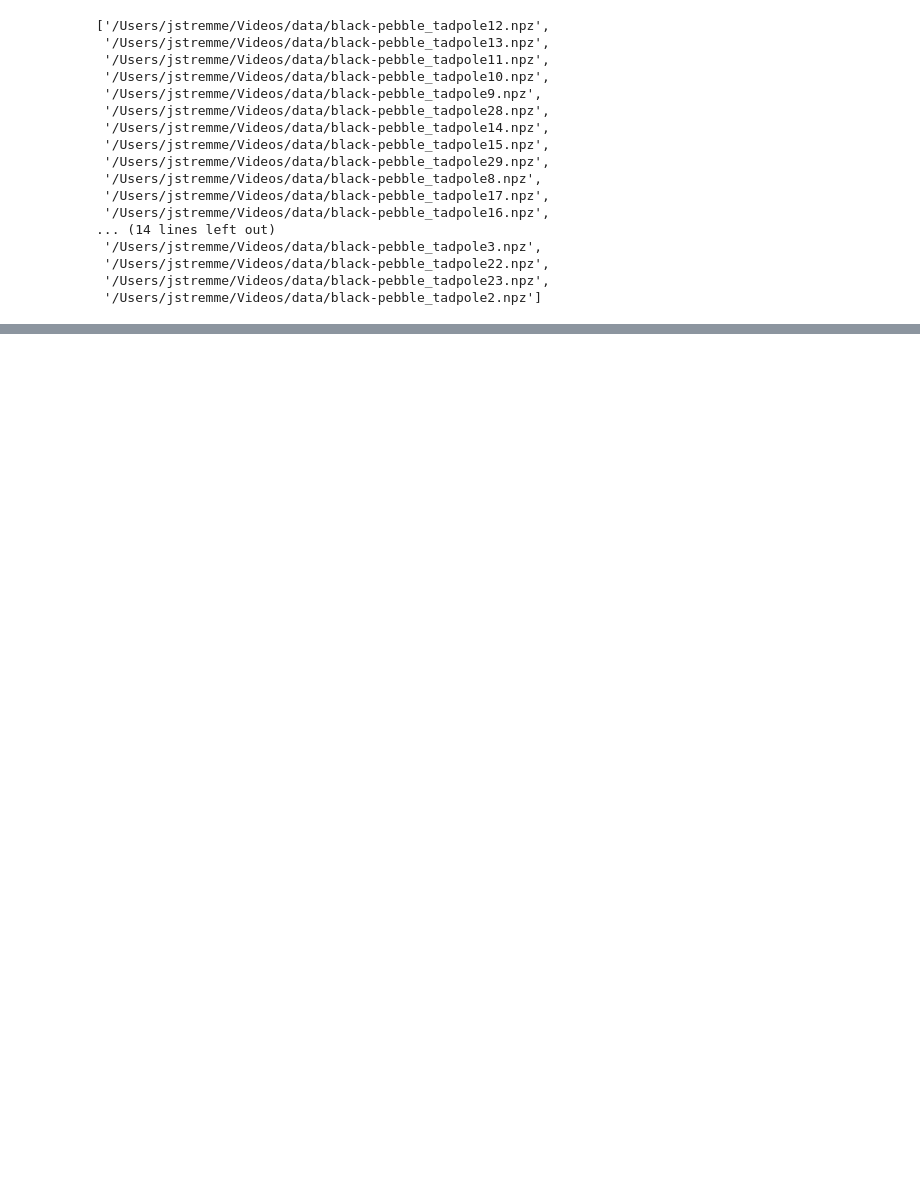
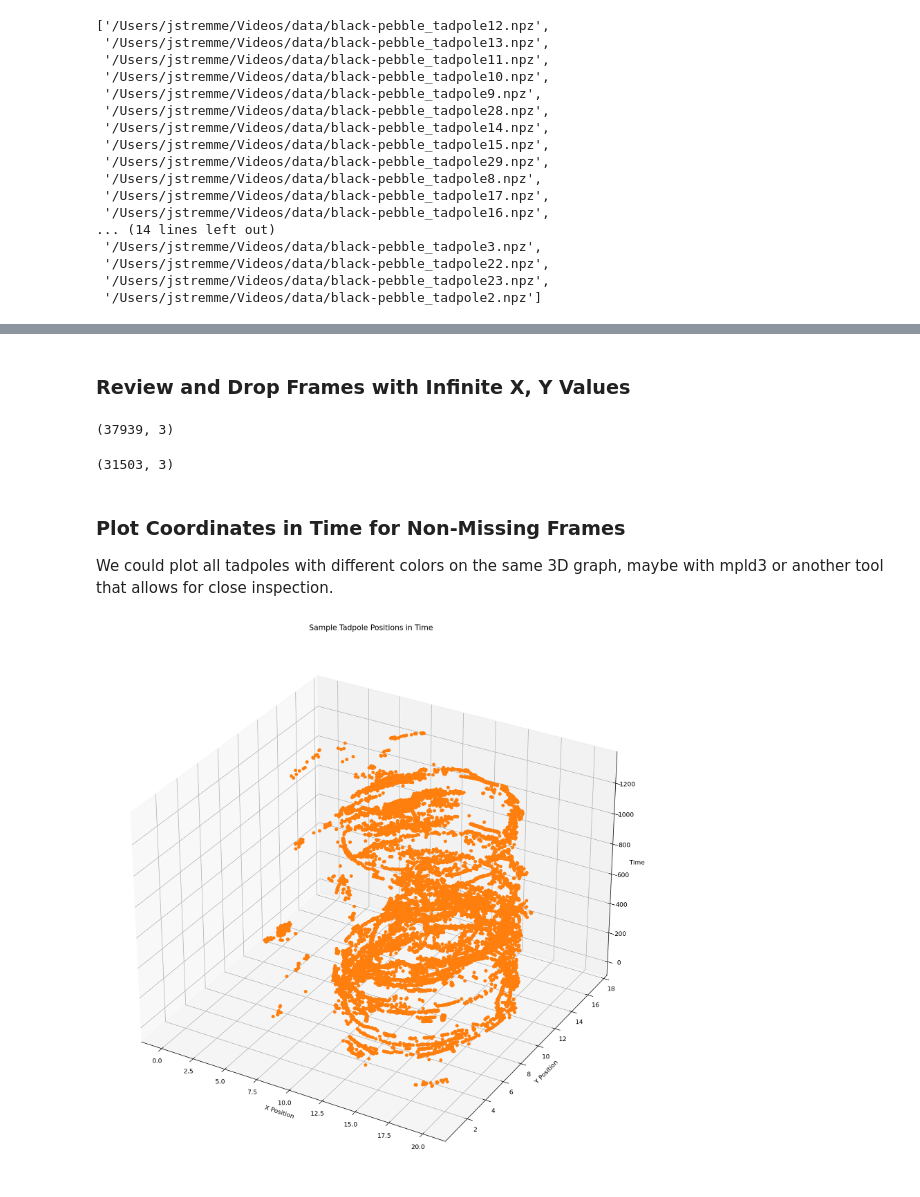
Before and after one commit to jstremme/trex-cv-experiments, a Jupyter notebook: analyze_tadpole_data.ipynb, the cells around one changed output, grey strips where cells are left out. Saved outputs shown, nothing was run; the diff lists cells and outputs as text; code cells hidden in the pictures; blank space fills up the shorter version.

Commit message:
add sample tadpole analysis

```diff
--- a/analyze_tadpole_data.ipynb
+++ b/analyze_tadpole_data.ipynb
@@ -22,3 +43,3 @@ import pandas as pd
 # %%
-all_tadpole_metadata_files = glob.glob(TREX_OUTPUT_DATA_PATH + '*.npz')
+all_tadpole_data_files = glob.glob(TREX_OUTPUT_DATA_PATH + '*.npz')
 # %%
@@ -47,4 +68,4 @@ The `sample_tadpole_metadata` object contains information available for a single
 # %%
-sample_tadpole_metadata_files = random.choice(all_tadpole_metadata)
-sample_tadpole_metadata = np.load(sample_tadpole_metadata_files).files
+sample_tadpole_data_files = random.choice(all_tadpole_data_files)
+sample_tadpole_data = np.load(sample_tadpole_data_files)
 # %%
@@ -69,0 +93,6 @@ sample_tadpole_metadata
+# %%
+sample_position_df = pd.DataFrame({
+    'time': sample_tadpole_data['time'],
+    'X': sample_tadpole_data['X'],
+    'Y': sample_tadpole_data['Y']
+})
@@ -69,0 +115,34 @@ sample_tadpole_metadata
+# %% [markdown]
+### Review and Drop Frames with Infinite X, Y Values
+# %%
+sample_position_df.shape
+# %% [output]
+(37939, 3)
+# %%
+sample_position_df.replace([np.inf, -np.inf], np.nan, inplace=True)
+sample_position_df.dropna(inplace=True)
+# %%
+sample_position_df.shape
+# %% [output]
+(31503, 3)
+# %% [markdown]
+### Plot Coordinates in Time for Non-Missing Frames
+We could plot all tadpoles with different colors on the same 3D graph, maybe with mpld3 or another tool that allows for close inspection.
+# %%
+fig = plt.figure(figsize=(16, 16), dpi=160)
+ax = fig.add_subplot(projection='3d')
+
+for record in sample_position_df.iterrows():
+    xs = record[1]['X']
+    ys = record[1]['Y']
+    zs = record[1]['time']
+    ax.scatter(xs, ys, zs, marker='o', c='#ff7f0e')
+
+ax.set_xlabel('X Position')
+ax.set_ylabel('Y Position')
+ax.set_zlabel('Time')
+
+plt.title('Sample Tadpole Positions in Time')
+plt.show()
+# %% [output]
+[figure, added]
```
Also changed, not shown: parts of 19 cells of this notebook.
